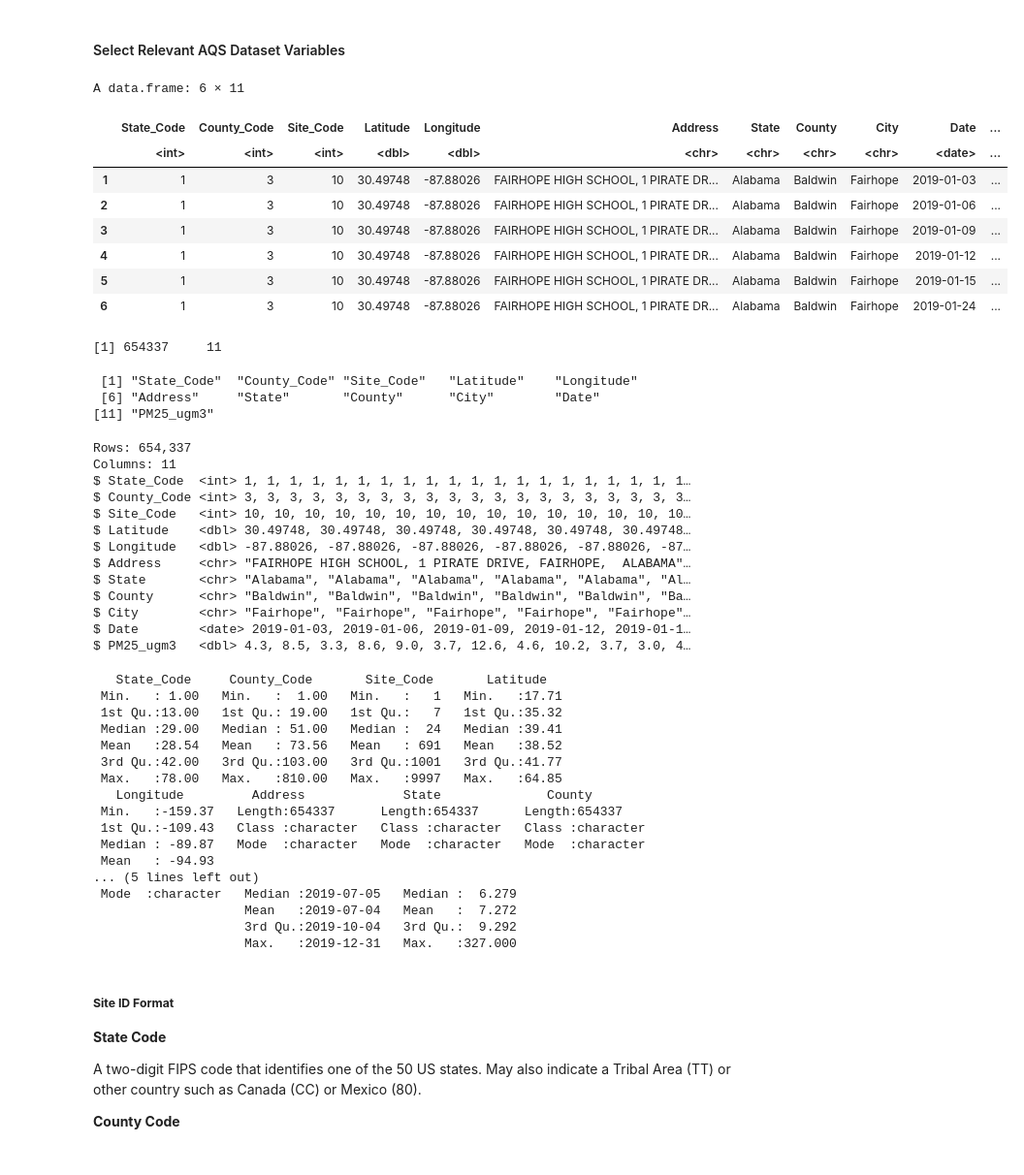
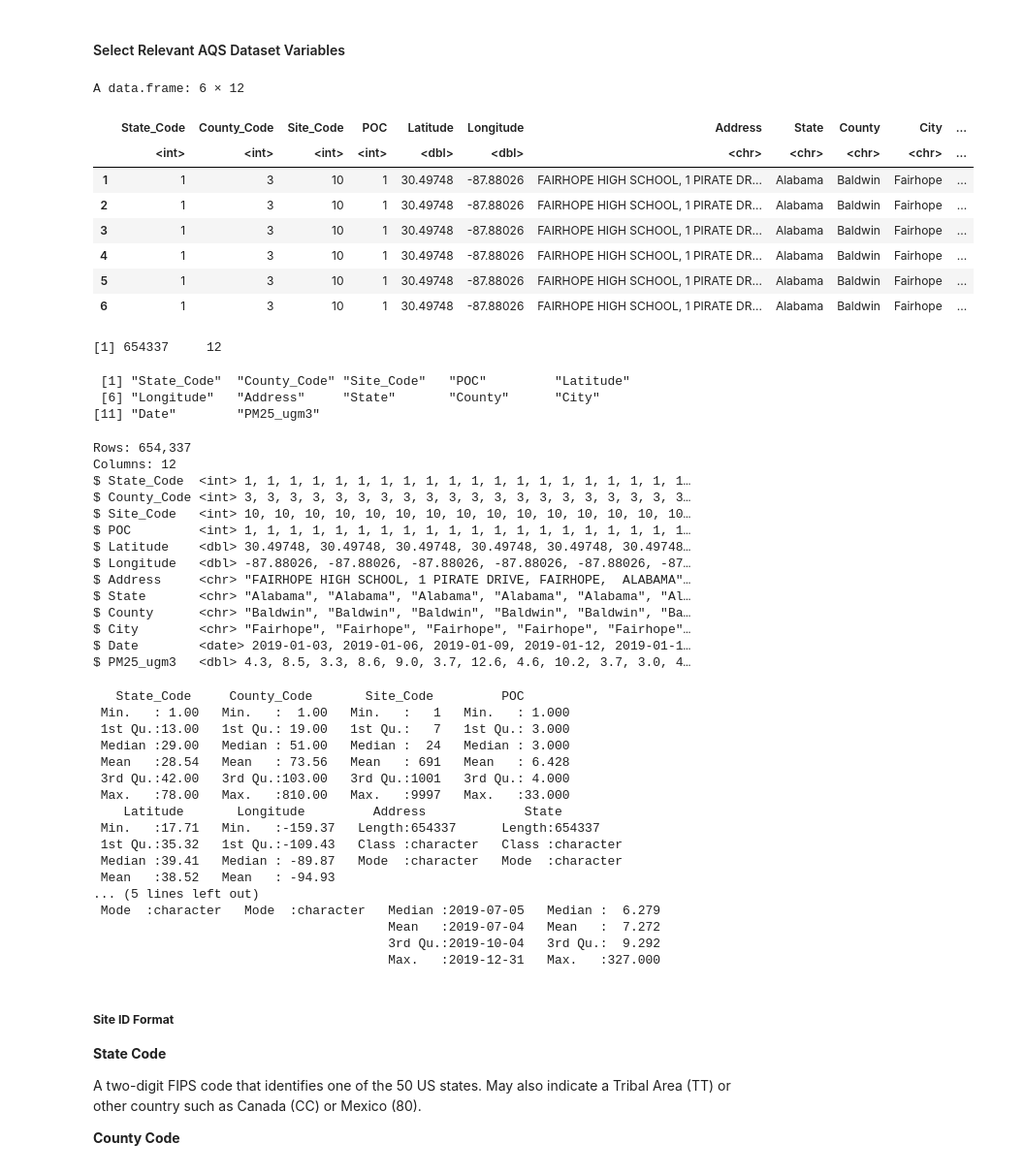
Before and after one commit to sethmgerhart/yale_capstone_public, a Jupyter notebook: A_analysis/air_monitors/A_air_monitors_cleanup.ipynb, the cells around one changed output. Shown at 97% size. Drawn from its saved outputs; the diff is of its cells as text; code cells hidden in the pictures.

```diff
--- a/A_analysis/air_monitors/A_air_monitors_cleanup.ipynb
+++ b/A_analysis/air_monitors/A_air_monitors_cleanup.ipynb
@@ -175,36 +175,37 @@ A tibble: 1 × 2
 # %%
 #Purpose of Cell Block: Pulling relevant variables for a smaller dataset
 
 DF_aqs2019_loc <- DF_aqs2019 %>%
-    select('State.Code':'Site.Num','Latitude','Longitude','Address':'City.Name', 'Date.Local', 'Arithmetic.Mean') %>%
+    select('State.Code':'Site.Num', 'POC', 'Latitude','Longitude','Address':'City.Name', 'Date.Local', 'Arithmetic.Mean') %>%
     rename('State_Code' = 'State.Code', 'County_Code' = 'County.Code','State' = 'State.Name', 'Site_Code' = 'Site.Num', 'County' = 'County.Name', 'City' = 'City.Name', 'Date' = 'Date.Local', 'PM25_ugm3' = 'Arithmetic.Mean') %>%
     mutate(Date = as.Date(Date)) #converting date value from character to date
 
 #Confirming new dataset
 head(DF_aqs2019_loc)
 dim(DF_aqs2019_loc)
 names(DF_aqs2019_loc)
 glimpse(DF_aqs2019_loc)
 summary(DF_aqs2019_loc)
 # %% [output]
-A data.frame: 6 × 11
+A data.frame: 6 × 12
-|  | State_Code | County_Code | Site_Code | Latitude | Longitude | Address | State | County | City | Date | ... |
-|  | <int> | <int> | <int> | <dbl> | <dbl> | <chr> | <chr> | <chr> | <chr> | <date> | ... |
-| 1 | 1 | 3 | 10 | 30.49748 | -87.88026 | FAIRHOPE HIGH SCHOOL, 1 PIRATE DR... | Alabama | Baldwin | Fairhope | 2019-01-03 | ... |
-| 2 | 1 | 3 | 10 | 30.49748 | -87.88026 | FAIRHOPE HIGH SCHOOL, 1 PIRATE DR... | Alabama | Baldwin | Fairhope | 2019-01-06 | ... |
-| 3 | 1 | 3 | 10 | 30.49748 | -87.88026 | FAIRHOPE HIGH SCHOOL, 1 PIRATE DR... | Alabama | Baldwin | Fairhope | 2019-01-09 | ... |
-| 4 | 1 | 3 | 10 | 30.49748 | -87.88026 | FAIRHOPE HIGH SCHOOL, 1 PIRATE DR... | Alabama | Baldwin | Fairhope | 2019-01-12 | ... |
-| 5 | 1 | 3 | 10 | 30.49748 | -87.88026 | FAIRHOPE HIGH SCHOOL, 1 PIRATE DR... | Alabama | Baldwin | Fairhope | 2019-01-15 | ... |
-| 6 | 1 | 3 | 10 | 30.49748 | -87.88026 | FAIRHOPE HIGH SCHOOL, 1 PIRATE DR... | Alabama | Baldwin | Fairhope | 2019-01-24 | ... |
+|  | State_Code | County_Code | Site_Code | POC | Latitude | Longitude | Address | State | County | City | ... |
+|  | <int> | <int> | <int> | <int> | <dbl> | <dbl> | <chr> | <chr> | <chr> | <chr> | ... |
+| 1 | 1 | 3 | 10 | 1 | 30.49748 | -87.88026 | FAIRHOPE HIGH SCHOOL, 1 PIRATE DR... | Alabama | Baldwin | Fairhope | ... |
+| 2 | 1 | 3 | 10 | 1 | 30.49748 | -87.88026 | FAIRHOPE HIGH SCHOOL, 1 PIRATE DR... | Alabama | Baldwin | Fairhope | ... |
+| 3 | 1 | 3 | 10 | 1 | 30.49748 | -87.88026 | FAIRHOPE HIGH SCHOOL, 1 PIRATE DR... | Alabama | Baldwin | Fairhope | ... |
+| 4 | 1 | 3 | 10 | 1 | 30.49748 | -87.88026 | FAIRHOPE HIGH SCHOOL, 1 PIRATE DR... | Alabama | Baldwin | Fairhope | ... |
+| 5 | 1 | 3 | 10 | 1 | 30.49748 | -87.88026 | FAIRHOPE HIGH SCHOOL, 1 PIRATE DR... | Alabama | Baldwin | Fairhope | ... |
+| 6 | 1 | 3 | 10 | 1 | 30.49748 | -87.88026 | FAIRHOPE HIGH SCHOOL, 1 PIRATE DR... | Alabama | Baldwin | Fairhope | ... |
-[1] 654337     11
+[1] 654337     12
- [1] "State_Code"  "County_Code" "Site_Code"   "Latitude"    "Longitude"
- [6] "Address"     "State"       "County"      "City"        "Date"
-[11] "PM25_ugm3"
+ [1] "State_Code"  "County_Code" "Site_Code"   "POC"         "Latitude"
+ [6] "Longitude"   "Address"     "State"       "County"      "City"
+[11] "Date"        "PM25_ugm3"
 Rows: 654,337
-Columns: 11
+Columns: 12
 $ State_Code  <int> 1, 1, 1, 1, 1, 1, 1, 1, 1, 1, 1, 1, 1, 1, 1, 1, 1, 1, 1, 1…
 $ County_Code <int> 3, 3, 3, 3, 3, 3, 3, 3, 3, 3, 3, 3, 3, 3, 3, 3, 3, 3, 3, 3…
 $ Site_Code   <int> 10, 10, 10, 10, 10, 10, 10, 10, 10, 10, 10, 10, 10, 10, 10…
+$ POC         <int> 1, 1, 1, 1, 1, 1, 1, 1, 1, 1, 1, 1, 1, 1, 1, 1, 1, 1, 1, 1…
 $ Latitude    <dbl> 30.49748, 30.49748, 30.49748, 30.49748, 30.49748, 30.49748…
 $ Longitude   <dbl> -87.88026, -87.88026, -87.88026, -87.88026, -87.88026, -87…
 $ Address     <chr> "FAIRHOPE HIGH SCHOOL, 1 PIRATE DRIVE, FAIRHOPE,  ALABAMA"…
@@ -213,23 +214,23 @@ $ County      <chr> "Baldwin", "Baldwin", "Baldwin", "Baldwin", "Baldwin", "Ba
 $ City        <chr> "Fairhope", "Fairhope", "Fairhope", "Fairhope", "Fairhope"…
 $ Date        <date> 2019-01-03, 2019-01-06, 2019-01-09, 2019-01-12, 2019-01-1…
 $ PM25_ugm3   <dbl> 4.3, 8.5, 3.3, 8.6, 9.0, 3.7, 12.6, 4.6, 10.2, 3.7, 3.0, 4…
-   State_Code     County_Code       Site_Code       Latitude
- Min.   : 1.00   Min.   :  1.00   Min.   :   1   Min.   :17.71
- 1st Qu.:13.00   1st Qu.: 19.00   1st Qu.:   7   1st Qu.:35.32
- Median :29.00   Median : 51.00   Median :  24   Median :39.41
- Mean   :28.54   Mean   : 73.56   Mean   : 691   Mean   :38.52
- 3rd Qu.:42.00   3rd Qu.:103.00   3rd Qu.:1001   3rd Qu.:41.77
- Max.   :78.00   Max.   :810.00   Max.   :9997   Max.   :64.85
-   Longitude         Address             State              County
- Min.   :-159.37   Length:654337      Length:654337      Length:654337
- 1st Qu.:-109.43   Class :character   Class :character   Class :character
- Median : -89.87   Mode  :character   Mode  :character   Mode  :character
- Mean   : -94.93
+   State_Code     County_Code       Site_Code         POC
+ Min.   : 1.00   Min.   :  1.00   Min.   :   1   Min.   : 1.000
+ 1st Qu.:13.00   1st Qu.: 19.00   1st Qu.:   7   1st Qu.: 3.000
+ Median :29.00   Median : 51.00   Median :  24   Median : 3.000
+ Mean   :28.54   Mean   : 73.56   Mean   : 691   Mean   : 6.428
+ 3rd Qu.:42.00   3rd Qu.:103.00   3rd Qu.:1001   3rd Qu.: 4.000
+ Max.   :78.00   Max.   :810.00   Max.   :9997   Max.   :33.000
+    Latitude       Longitude         Address             State
+ Min.   :17.71   Min.   :-159.37   Length:654337      Length:654337
+ 1st Qu.:35.32   1st Qu.:-109.43   Class :character   Class :character
+ Median :39.41   Median : -89.87   Mode  :character   Mode  :character
+ Mean   :38.52   Mean   : -94.93
 ... (5 lines left out)
- Mode  :character   Median :2019-07-05   Median :  6.279
-                    Mean   :2019-07-04   Mean   :  7.272
-                    3rd Qu.:2019-10-04   3rd Qu.:  9.292
-                    Max.   :2019-12-31   Max.   :327.000
+ Mode  :character   Mode  :character   Median :2019-07-05   Median :  6.279
+                                       Mean   :2019-07-04   Mean   :  7.272
+                                       3rd Qu.:2019-10-04   3rd Qu.:  9.292
+                                       Max.   :2019-12-31   Max.   :327.000
 # %% [markdown]
 ##### **Site ID Format**
 
```
Also changed, not shown: parts of 5 cells of this notebook, 39 other files.
